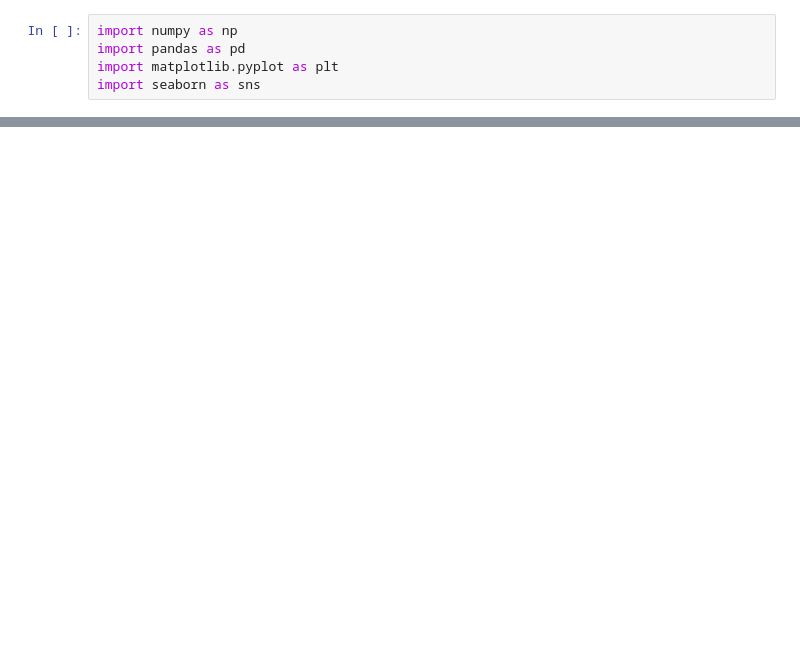
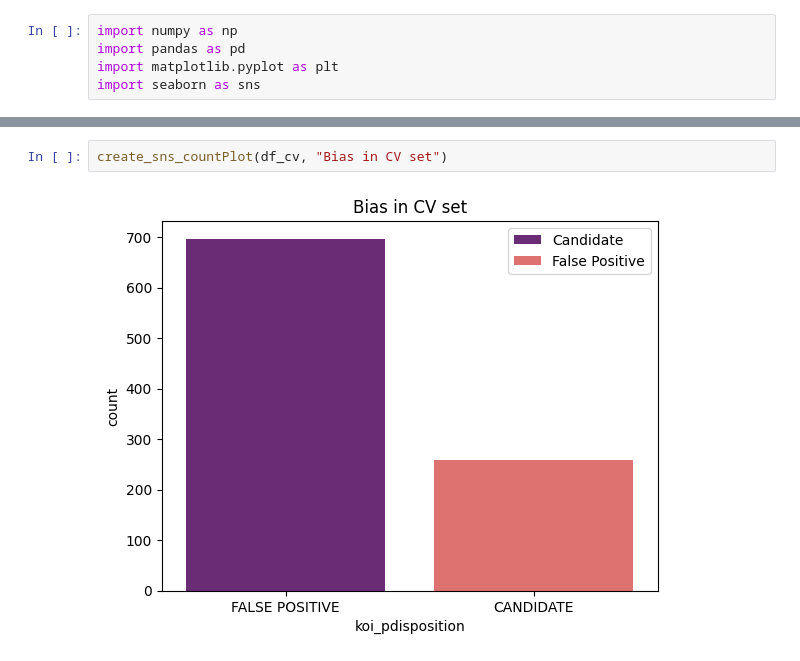
Before and after one commit to Shreejith-19/kepler-exoplanet-classifier, a Jupyter notebook: notebook.ipynb, the cells around one changed output, grey strips where cells are left out. Cells and saved outputs as stored; diff of their text form; blank space fills up the shorter version.

```diff
--- a/notebook.ipynb
+++ b/notebook.ipynb
@@ -34,0 +43,4 @@ CV set size = 956
+# %%
+create_sns_countPlot(df_cv, "Bias in CV set")
+# %% [output]
+[figure, added]
```
Also changed, not shown: parts of 3 cells of this notebook.
